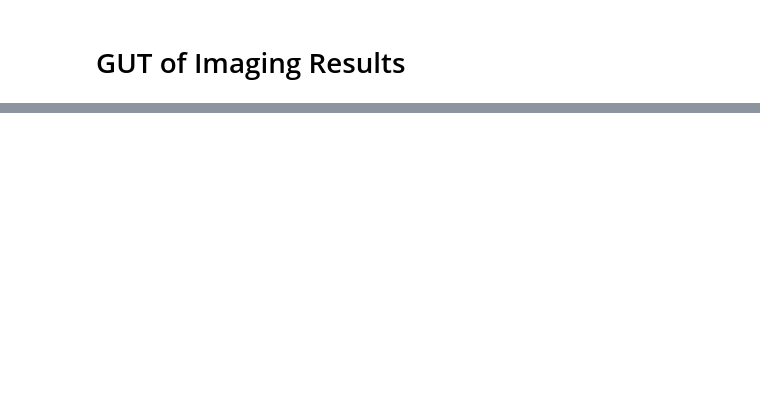
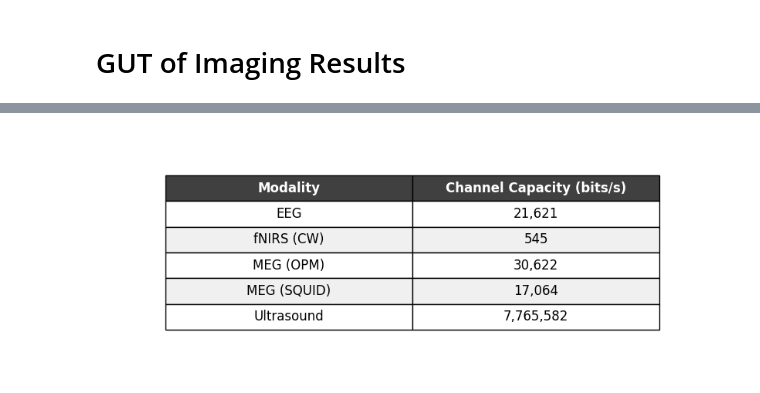
Before and after one commit to rhotter/guti, a Jupyter notebook: results.ipynb, the cells around one changed output, grey strips where cells are left out. Saved outputs shown, nothing was run; the diff lists cells and outputs as text; code cells hidden in the pictures; blank space fills up the shorter version.

Commit message:
add bitrates to readme

```diff
--- a/results.ipynb
+++ b/results.ipynb
@@ -50,16 +50,16 @@ plt.show()
 from guti.core import get_bitrate_channel_capacity
 
 snr_per_modalities = {
-    "EEG": 100.0,
-    "fNIRS (CW)": 100.0,
-    "meg_opm": 100.0,
-    "meg_squid": 100.0,
-    "us_analytical": 100.0
+    "eeg_openmeeg": 100.0,
+    "fnirs_analytical_cw": 100.0,
+    "meg_opm": 10.0,
+    "meg_squid": 10.0,
+    "us_analytical": 1.0
 }
 
 time_resolution_per_modality = {
-    "EEG": 10e-3,
-    "fNIRS (CW)": 1.0,
+    "eeg_openmeeg": 10e-3,
+    "fnirs_analytical_cw": 1.0,
     "meg_opm": 10e-3,
     "meg_squid": 10e-3,
     "us_analytical": 1.0,
@@ -82,0 +87,71 @@ KeyError: 'fnirs_analytical_cw'
+# %%
+import matplotlib.pyplot as plt
+
+# Prepare data for table
+modalities = []
+bitrates = []
+for modality_name in sorted(channel_capacities.keys()):
+    label = filenames_to_labels.get(modality_name, modality_name)
+    modalities.append(label)
+    bitrates.append(channel_capacities[modality_name])
+
+# Create figure and axis
+fig, ax = plt.subplots(figsize=(8, 3))
+ax.axis('off')
+
+# Remove all padding/margins around the axes
+fig.subplots_adjust(left=0, right=1, top=1, bottom=0)
+ax.margins(0)
+
+# Create table data
+table_data = []
+for mod, br in zip(modalities, bitrates):
+    formatted_br = f"{br:,.0f}"
+    table_data.append([mod, formatted_br])
+
+# Create table
+table = ax.table(
+    cellText=table_data,
+    colLabels=['Modality', 'Channel Capacity (bits/s)'],
+    cellLoc='center',
+    loc='center',
+    colWidths=[0.4, 0.4]
+)
+
+# Style the table
+table.auto_set_font_size(False)
+table.set_fontsize(12)
+table.scale(1, 2)
+
+# Style header row (grayscale)
+for i in range(2):
+    table[(0, i)].set_facecolor('#404040')
+    table[(0, i)].set_text_props(weight='bold', color='white')
+
+# Style alternating rows
+for i in range(1, len(table_data) + 1):
+    for j in range(2):
+        if i % 2 == 0:
+            table[(i, j)].set_facecolor('#f0f0f0')
+        else:
+            table[(i, j)].set_facecolor('white')
+
+# Tighten layout to table only
+fig.tight_layout(pad=0)
+
+# Force layout to compute actual bounding box
+fig.canvas.draw()
+
+# Save with no whitespace
+plt.savefig(
+    'bitrate.png',
+    dpi=300,
+    bbox_inches='tight',
+    pad_inches=0,
+    facecolor='white',
+    edgecolor='none'
+)
+
+plt.show()
+# %% [output]
+[figure, added]
```
Also changed, not shown: parts of 2 cells of this notebook, 2 other files.
